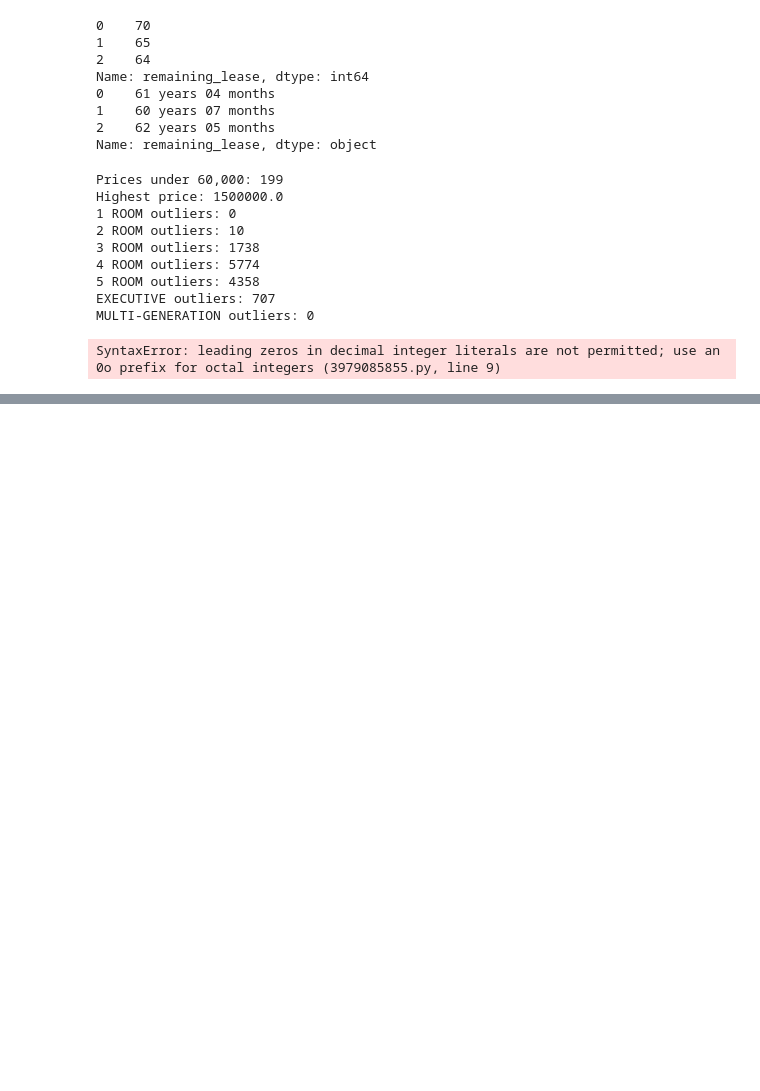
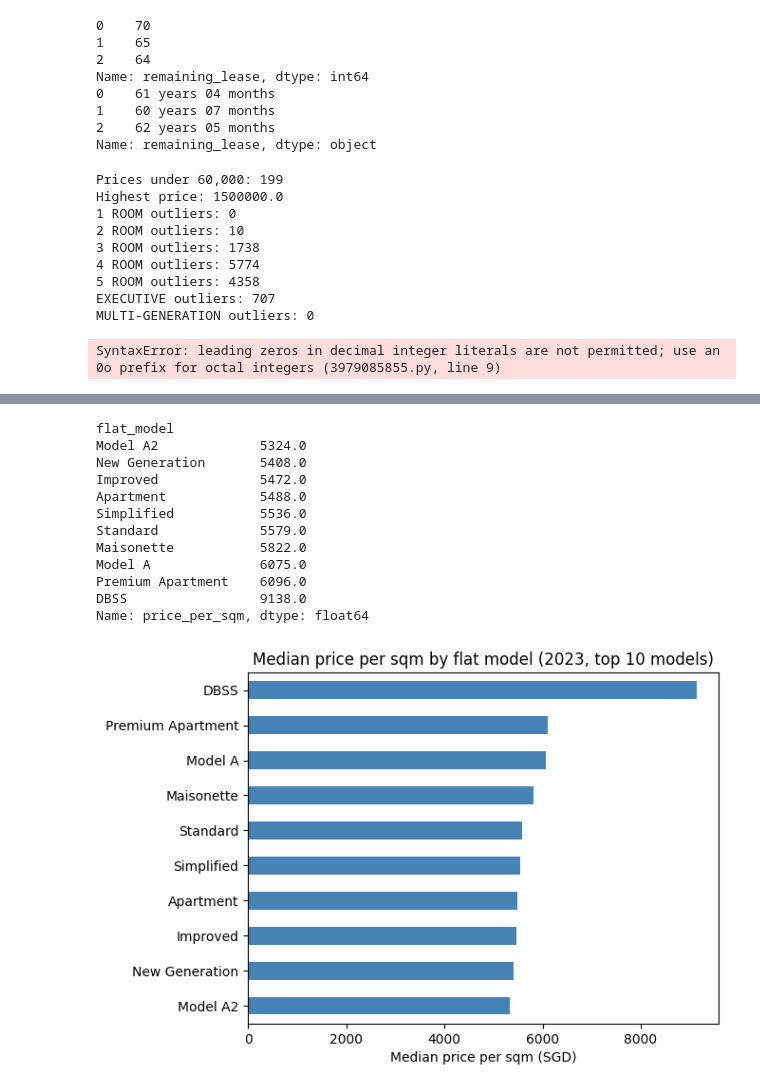
Before and after one commit to antonytfchoi-glitch/capstone-project, a Jupyter notebook: hdb.ipynb, the cells around one changed output, grey strips where cells are left out. Saved outputs shown, nothing was run; the diff lists cells and outputs as text; code cells hidden in the pictures; blank space fills up the shorter version.

```diff
--- a/hdb.ipynb
+++ b/hdb.ipynb
@@ -209,0 +286,24 @@ SyntaxError: leading zeros in decimal integer literals are not permitted; use an
+# %%
+top_models = df_2023['flat_model'].value_counts().head(10).index
+price_model = df_2023[df_2023['flat_model'].isin(top_models)].groupby('flat_model')['price_per_sqm'].median().sort_values()
+print(price_model.round(0))
+
+price_model.plot(kind='barh', color='steelblue')
+plt.title('Median price per sqm by flat model (2023, top 10 models)')
+plt.xlabel('Median price per sqm (SGD)')
+plt.ylabel('')
+plt.show()
+# %% [output]
+flat_model
+Model A2             5324.0
+New Generation       5408.0
+Improved             5472.0
+Apartment            5488.0
+Simplified           5536.0
+Standard             5579.0
+Maisonette           5822.0
+Model A              6075.0
+Premium Apartment    6096.0
+DBSS                 9138.0
+Name: price_per_sqm, dtype: float64
+[figure, added]
```
Also changed, not shown: parts of 22 cells of this notebook.
